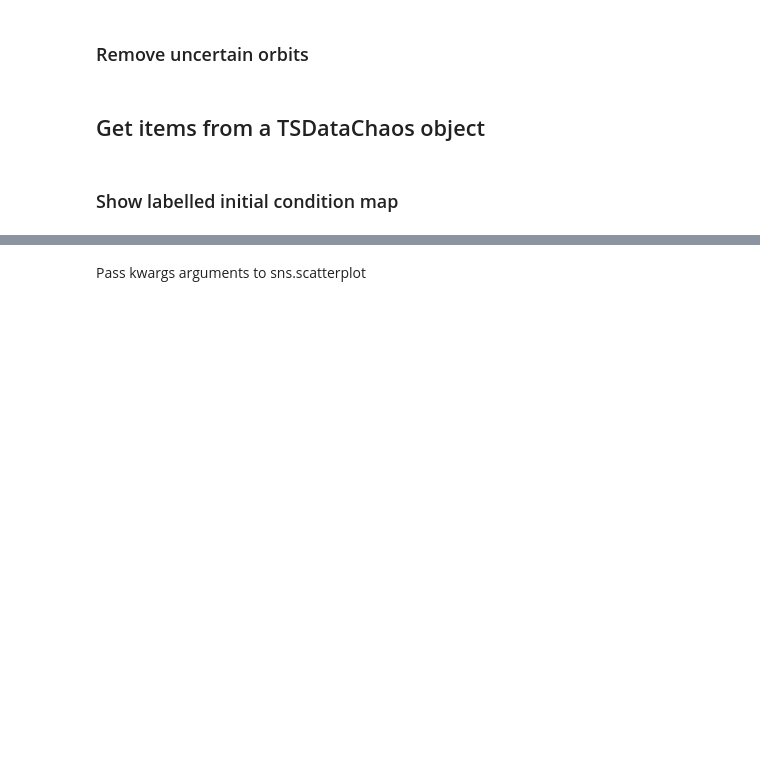
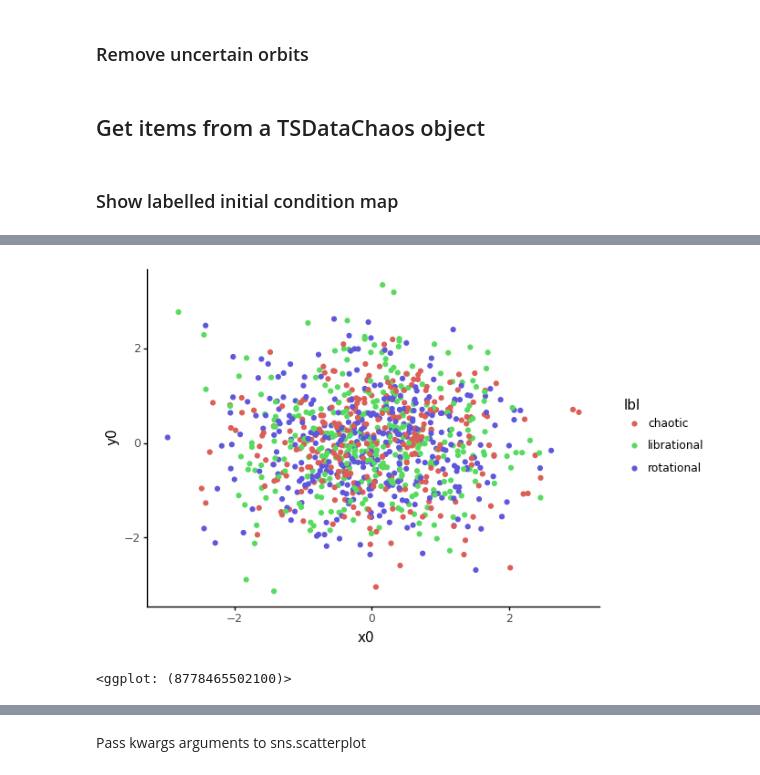
Before and after one commit to vrodriguezf/mlchaos, a Jupyter notebook: nbs/data.ipynb, the cells around one changed output, grey strips where cells are left out. Cells and saved outputs as stored; diff of their text form; code cells hidden in the pictures; blank space fills up the shorter version.

```diff
--- a/nbs/data.ipynb
+++ b/nbs/data.ipynb
@@ -279,0 +302,6 @@ show_labelled_ic_map(poinc_maps=mock_poinc_map, lbls=mock_lbls)
+# %%
+show_labelled_ic_map(poinc_maps=mock_poinc_map, preds=mock_preds,
+                     vocab = vocab, show_legend=True)
+# %% [output]
+[figure, added]
+<ggplot: (8778465502100)>
```
Also changed, not shown: parts of 14 cells of this notebook.
